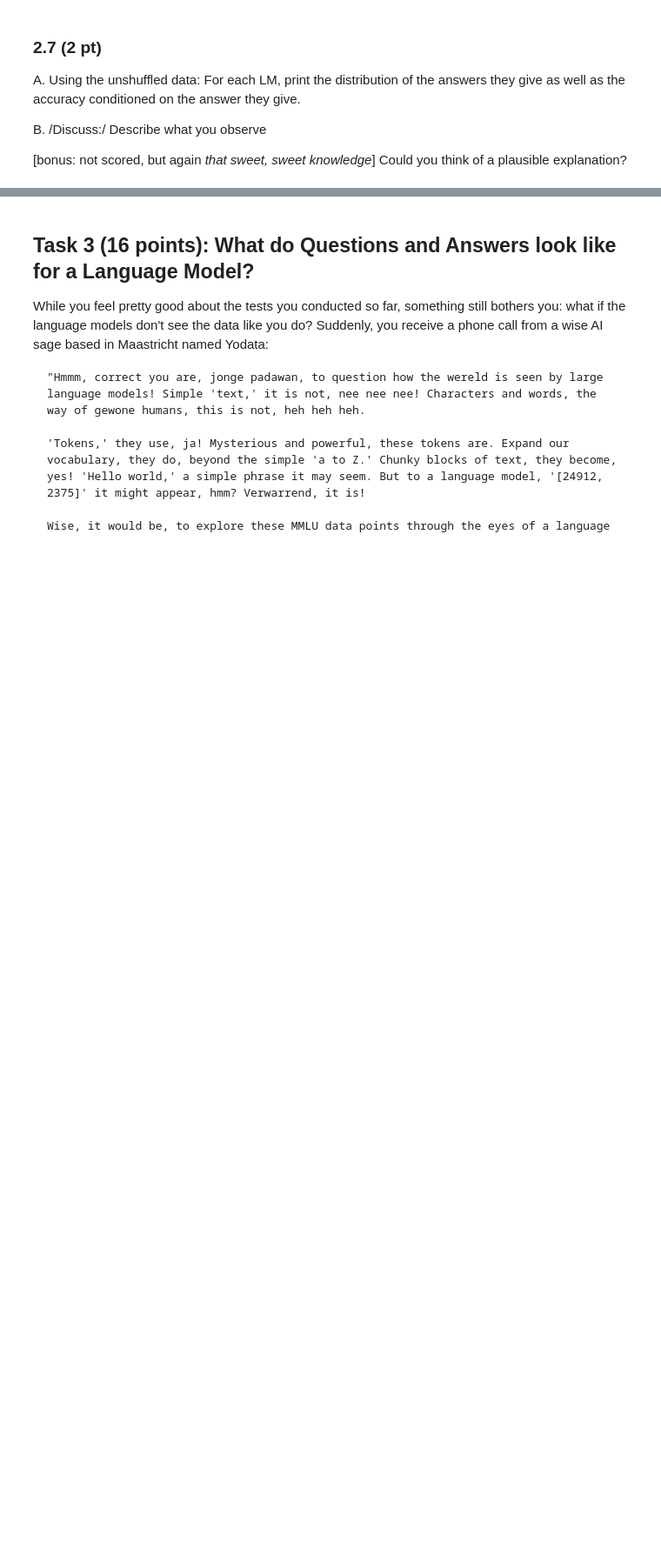
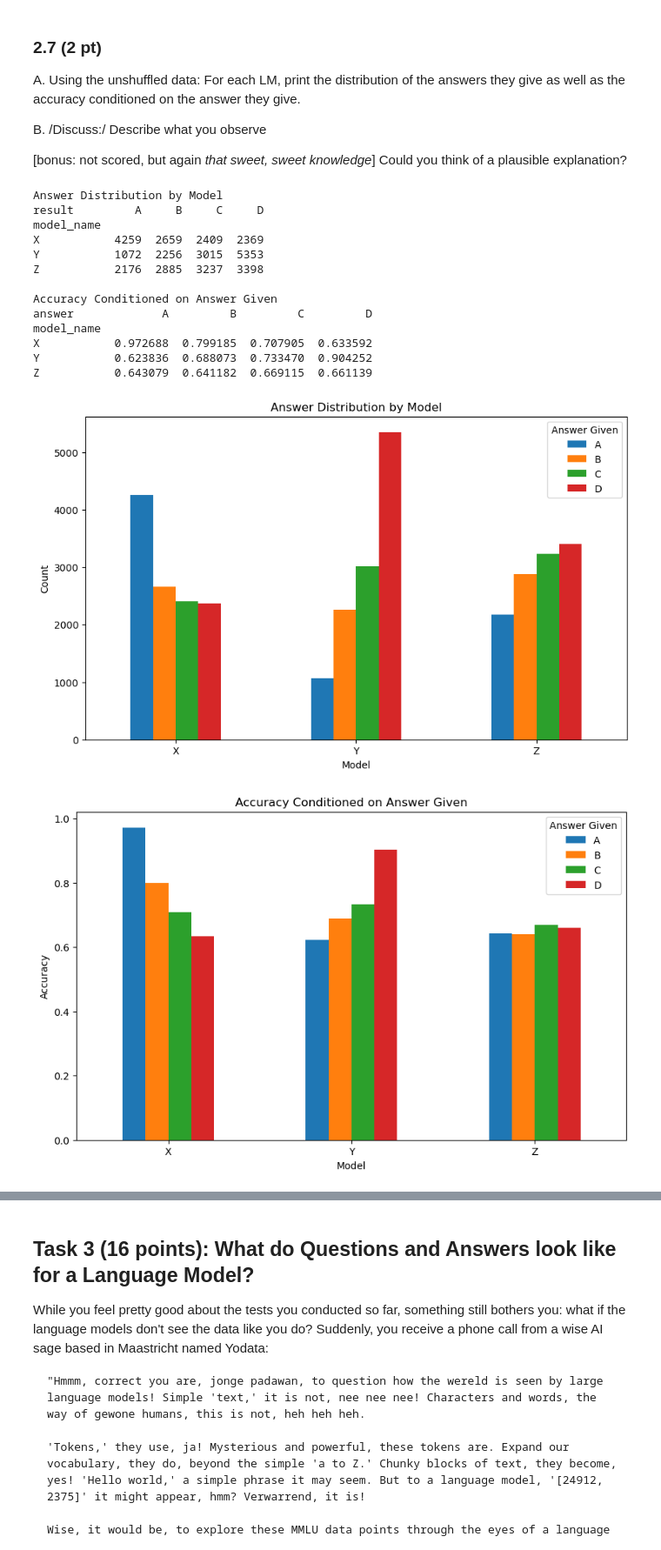
Before and after one commit to martinwss1337/Cliniques, a Jupyter notebook: clinic1/DA-clinic1-empty.ipynb, the cells around one changed output, grey strips where cells are left out. Shown: that part at 87% size. Saved outputs shown, nothing was run; the diff lists cells and outputs as text; code cells hidden in the pictures; blank space fills up the shorter version.

```diff
--- a/clinic1/DA-clinic1-empty.ipynb
+++ b/clinic1/DA-clinic1-empty.ipynb
@@ -740,5 +881,49 @@ B. /Discuss:/ Describe what you observe
 [bonus: not scored, but again _that sweet, sweet knowledge_] Could you think of a plausible explanation?
 # %%
 #A
+
+answer_distribution = df_mmlu.groupby(['model_name', 'result']).size().unstack()
+mmlu_conditioned_mean = df_mmlu.groupby(['model_name', 'answer'])['correct'].mean().unstack()
+
+
+print("Answer Distribution by Model")
+print(answer_distribution.to_string())
+
+print("\nAccuracy Conditioned on Answer Given")
+print(mmlu_conditioned_mean.to_string())
+
+# Plot Answer Distribution
+answer_distribution.plot(kind='bar', figsize=(10, 6))
+plt.title("Answer Distribution by Model")
+plt.xlabel("Model")
+plt.ylabel("Count")
+plt.legend(title="Answer Given")
+plt.xticks(rotation=0)
+plt.show()
+
+# Plot Accuracy by Given Answer
+mmlu_conditioned_mean.plot(kind='bar', figsize=(10, 6))
+plt.title("Accuracy Conditioned on Answer Given")
+plt.xlabel("Model")
+plt.ylabel("Accuracy")
+plt.legend(title="Answer Given")
+plt.xticks(rotation=0)
+plt.show()
+# %% [output]
+Answer Distribution by Model
+result         A     B     C     D
+model_name
+X           4259  2659  2409  2369
+Y           1072  2256  3015  5353
+Z           2176  2885  3237  3398
+
+Accuracy Conditioned on Answer Given
+answer             A         B         C         D
+model_name
+X           0.972688  0.799185  0.707905  0.633592
+Y           0.623836  0.688073  0.733470  0.904252
+Z           0.643079  0.641182  0.669115  0.661139
+[figure, added]
+[figure, added]
 # %% [markdown]
 B. /Discuss:/
```
Also changed, not shown: parts of 24 cells of this notebook.
